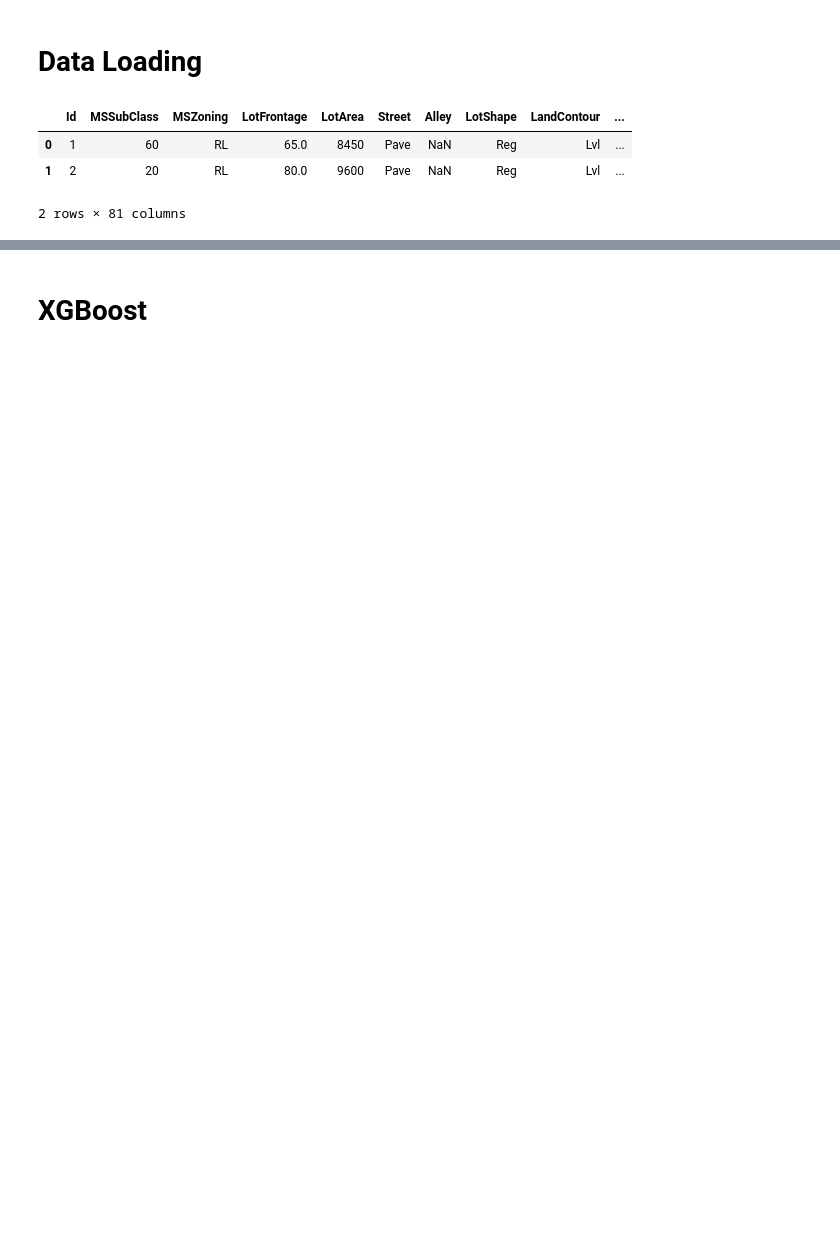
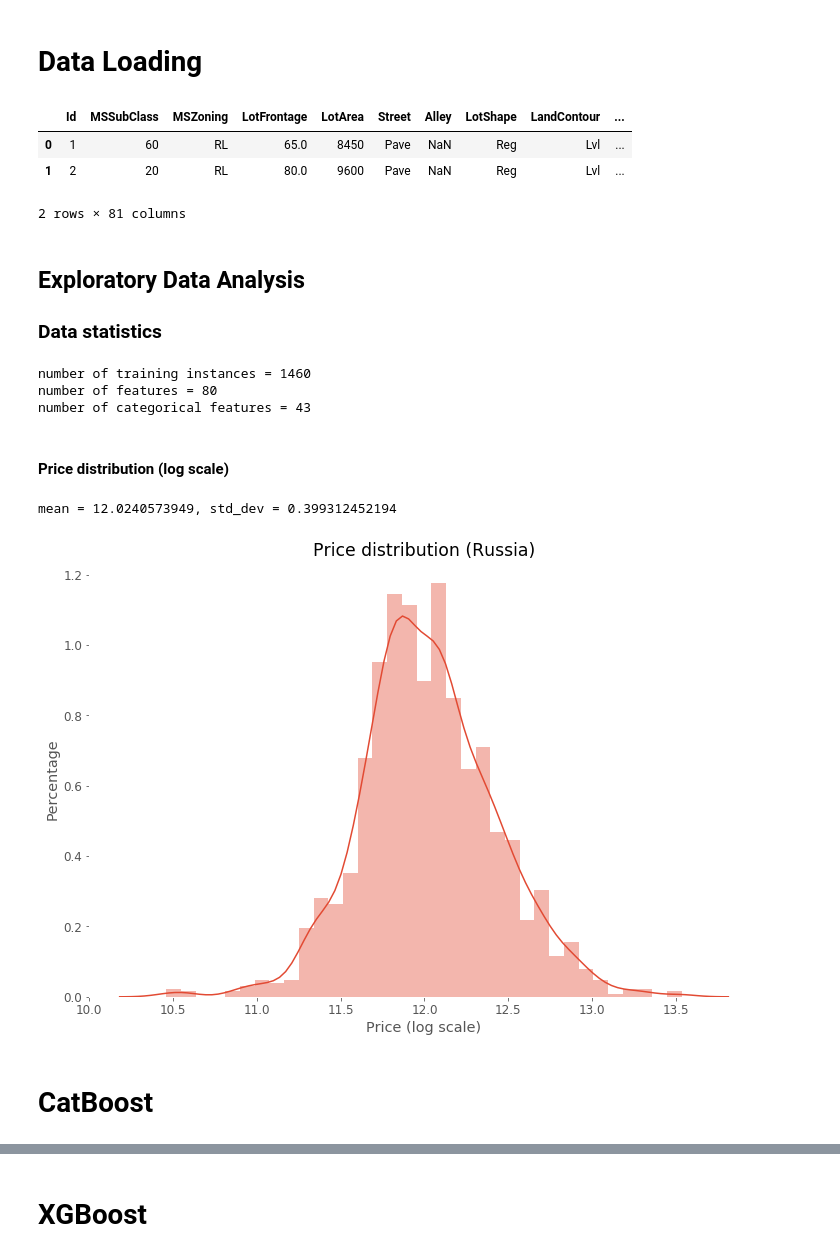
Before and after one commit to melaanya/twente-aml, a Jupyter notebook: project/eda/housing_usa.ipynb, the cells around one changed output, grey strips where cells are left out. Drawn from its saved outputs; the diff is of its cells as text; code cells hidden in the pictures; blank space fills up the shorter version.

Commit message:
add feature importance and dataset statistics

```diff
--- a/project/eda/housing_usa.ipynb
+++ b/project/eda/housing_usa.ipynb
@@ -49,5 +69,32 @@ cat_indices = [df_train.columns.get_loc(name) for name in cat_features]
 df_train[cat_features] = df_train[cat_features].astype(str)
 # %%
 pool_train = Pool(df_train, label = y_train, cat_features=cat_indices)
+# %% [markdown]
+## Exploratory Data Analysis
+### Data statistics
+# %%
+print ("number of training instances = {0}".format(df_train.shape[0]))
+print ("number of features = {0}".format(df_train.shape[1]))
+print ("number of categorical features = {0}".format(len(cat_indices)))
+# %% [output]
+number of training instances = 1460
+number of features = 80
+number of categorical features = 43
+# %% [markdown]
+#### Price distribution (log scale)
+# %%
+print("mean = {0}, std_dev = {1}".format(np.mean(y_train), np.std(y_train)))
+# %% [output]
+mean = 12.0240573949, std_dev = 0.399312452194
+# %%
+sns.distplot(y_train, norm_hist=True)
+plt.xlabel('Price (log scale)')
+plt.ylabel('Percentage')
+plt.title('Price distribution (Russia)')
+plt.show()
+# %% [output]
+[figure, added]
+# %% [markdown]
+# CatBoost
 # %%
 %%notify
```
Also changed, not shown: parts of 27 cells of this notebook, 1 other file.
